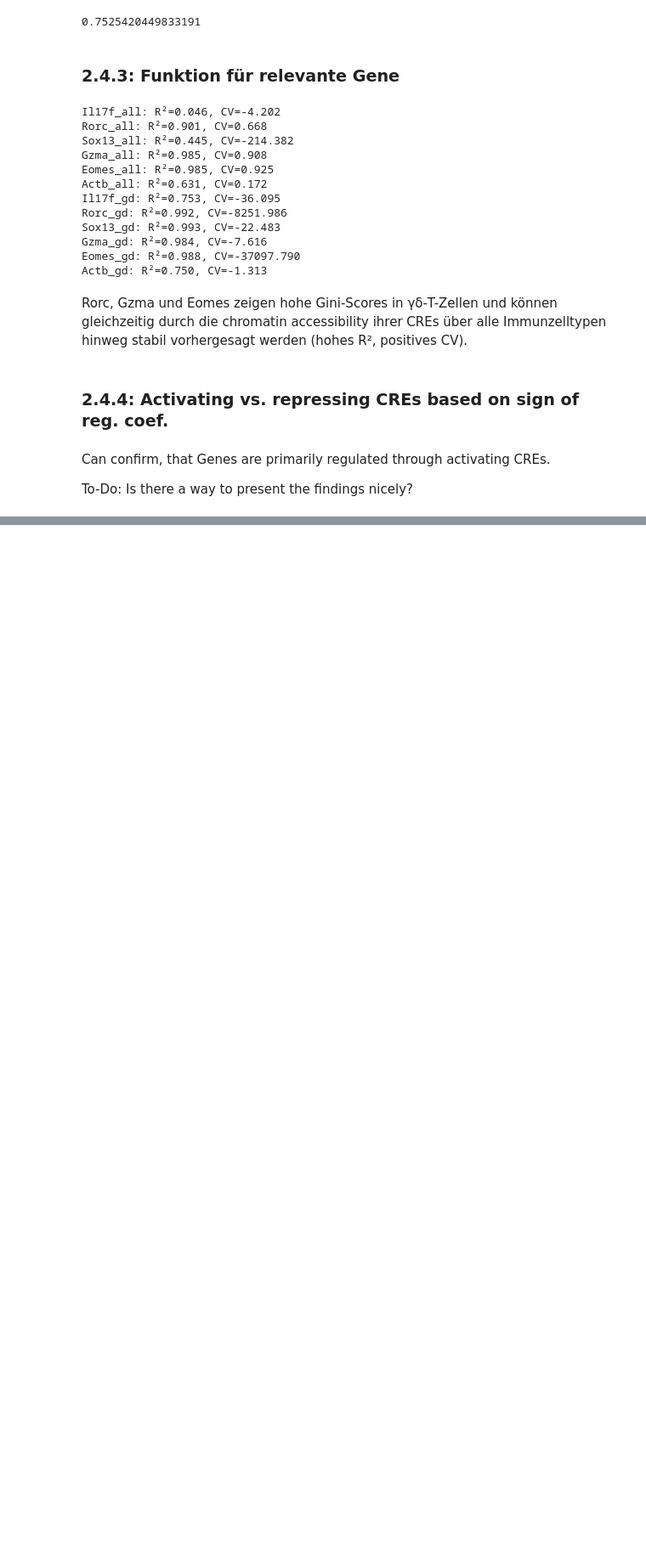
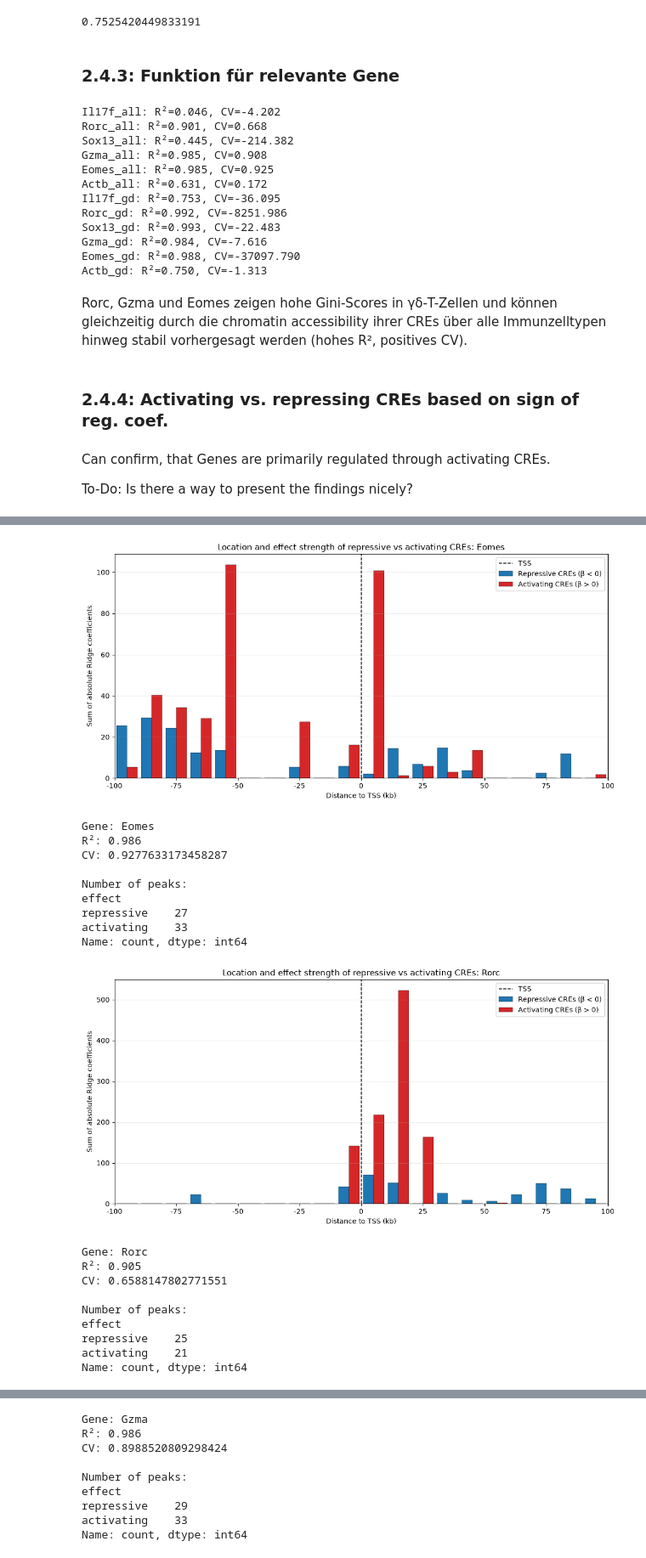
Before and after one commit to datascience-mobi-2026/topic04_team03, a Jupyter notebook: jupyter_peter_v1.2.ipynb, the cells around one changed output, grey strips where cells are left out. Shown at 85% size. Drawn from its saved outputs; the diff is of its cells as text; code cells hidden in the pictures; blank space fills up the shorter version.

```diff
--- a/jupyter_peter_v1.2.ipynb
+++ b/jupyter_peter_v1.2.ipynb
@@ -789,8 +888,9 @@ def coef_gen(gen_name):
     #inaktiv# Hilfsspalte wieder entfernen
     ##coef_df = coef_df.drop(columns="sign_order")
 
-    return coef_df, r2, cv
+    return coef_df, r2, cv, peak_ids
 
-coef_Gzma, r2, cv = coef_gen("Gzma")
+coef_Gzma, r2, cv, peak_ids = coef_gen("Gzma")
 coef_Gzma["abs_coefficient"].describe()
+coef_Gzma
 # %% [output]
@@ -806,17 +910,20 @@ Name: abs_coefficient, dtype: float64
 # %%
 #comparing strongest 10 CREs of all three
-coef_Rorc = coef_gen("Rorc")
-coef_Gzma = coef_gen("Gzma")
-coef_Eomes = coef_gen("Eomes")
+coef_Rorc, r2, cv = coef_gen("Rorc")
+coef_Gzma, r2, cv = coef_gen("Gzma")
+coef_Cd44, r2, cv = coef_gen("Cd44")
+coef_Cd46, r2, cv = coef_gen("Cd46")
+
 
 vergleich = pd.concat(
     [
         coef_Rorc[["peakID", "abs_coefficient", "sign"]].head(10),
         coef_Gzma[["peakID", "abs_coefficient", "sign"]].head(10),
         coef_Eomes[["peakID", "abs_coefficient", "sign"]].head(10),
+        coef_IL17f[["peakID", "abs_coefficient", "sign"]].head(10),
     ],
     axis=1,
-    keys=["Rorc", "Gzma", "Eomes"]
+    keys=["Rorc", "Gzma", "Eomes", "IL17f"]
 )
 
 repression_percent = (coef_Rorc.loc[coef_Rorc["coefficient"] < 0,"abs_coefficient"].sum()
@@ -827,4 +934,8 @@ print(repression_percent)
 topk_has_repressor = (coef_Rorc.sort_values("abs_coefficient", ascending=False).head(10)["coefficient"] < 0).any()
 
 print(topk_has_repressor)
+
+vergleich
+
+coef_Cd46
 # %% [output]
@@ -1038,0 +1169,18 @@ pd.reset_option('display.max_rows')
+# %%
+cols = [
+    "gene_name",
+    "transcript_name",
+    "chrom",
+    "strand",
+    "txStart",
+    "txEnd",
+    "cdsStart",
+    "cdsEnd",
+    "exonCount",
+    "exonStarts",
+    "exonEnds"
+]
+
+gene_annotations_path = Path('data') / 'Gene annotations.txt'
+
+Gene_annotations = pd.read_csv(gene_annotations_path, sep="\t", names=cols)
@@ -1038,0 +1360,28 @@ pd.reset_option('display.max_rows')
+# %%
+eomes_location_df, fig, ax = plot_cre_location("Eomes")
+rorc_location_df, fig, ax = plot_cre_location("Rorc")
+gzma_location_df, fig, ax = plot_cre_location("Gzma")
+Il17f_location_df, fig, ax = plot_cre_location("Il17f")
+
+#display(eomes_location_df.sort_values("distance")[["peakID", "distance", "coefficient", "effect"]])
+# %% [output]
+[figure, added]
+Gene: Eomes
+R²: 0.986
+CV: 0.9277633173458287
+
+Number of peaks:
+effect
+repressive    27
+activating    33
+Name: count, dtype: int64
+[figure, added]
+Gene: Rorc
+R²: 0.905
+CV: 0.6588147802771551
+
+Number of peaks:
+effect
+repressive    25
+activating    21
+Name: count, dtype: int64
@@ -1038,0 +1389,9 @@ pd.reset_option('display.max_rows')
+Gene: Gzma
+R²: 0.986
+CV: 0.8988520809298424
+
+Number of peaks:
+effect
+repressive    29
+activating    33
+Name: count, dtype: int64
```
Also changed, not shown: parts of 39 cells of this notebook.
